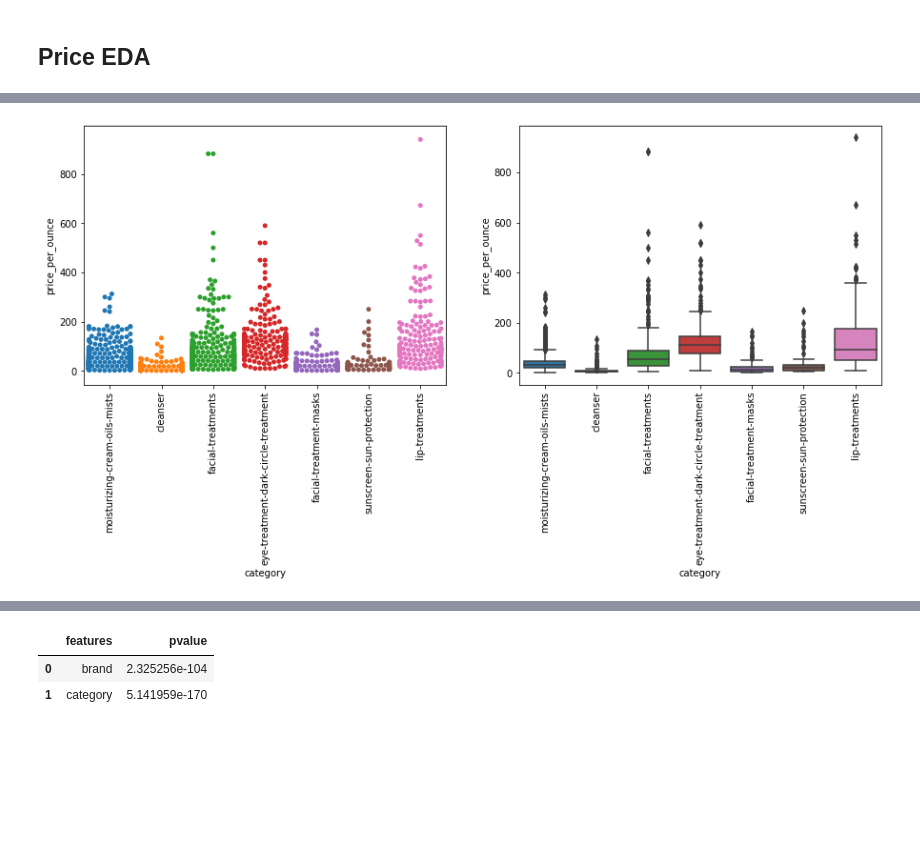
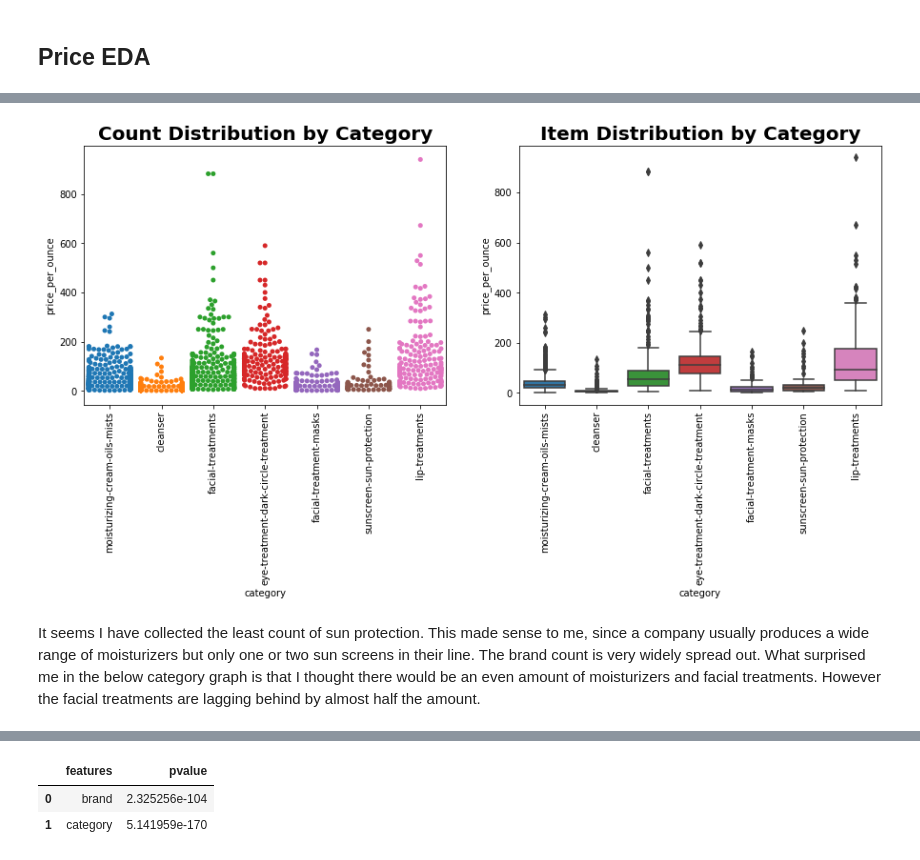
Before and after one commit to LenaNevel/CAPSTONE, a Jupyter notebook: 04_eda.ipynb, the cells around one changed output, grey strips where cells are left out. Saved outputs shown, nothing was run; the diff lists cells and outputs as text; code cells hidden in the pictures; blank space fills up the shorter version.

```diff
--- a/04_eda.ipynb
+++ b/04_eda.ipynb
@@ -86,17 +108,21 @@ sns.swarmplot(products['price_per_ounce'], ax = ax[1]);
 # %%
 fig, ax = plt.subplots(1, 2, figsize = (15,5))
 sns.swarmplot(x="category", y="price_per_ounce", data=products, ax = ax[0])
 #plt.xticks(rotation = 90);
 sns.boxplot(x='category', y = 'price_per_ounce', data = products, ax = ax[1])
+ax[0].set_title('Count Distribution by Category', weight = 'bold', fontsize = 20)
+ax[1].set_title('Item Distribution by Category', weight = 'bold', fontsize = 20)
 
 #https://stackoverflow.com/questions/31186019/rotate-tick-labels-in-subplot-pyplot-matplotlib-gridspec/52461208
 for tick in ax[0].get_xticklabels():
     tick.set_rotation(90)
 
 for tick in ax[1].get_xticklabels():
     tick.set_rotation(90)
 # %% [output]
-[figure, old version]
+[figure, new version]
+# %% [markdown]
+It seems I have collected the least count of sun protection. This made sense to me, since a company usually produces a wide range of moisturizers but only one or two sun screens in their line. The brand count is very widely spread out. What surprised me in the below category graph is that I thought there would be an even amount of moisturizers and facial treatments. However the facial treatments are lagging behind by almost half the amount.
 # %%
 fig, ax = plt.subplots(1, 2, figsize = (15,5))
 sns.countplot(products['category'], ax = ax[0])
```
Also changed, not shown: parts of 13 cells of this notebook, 14 other files.
